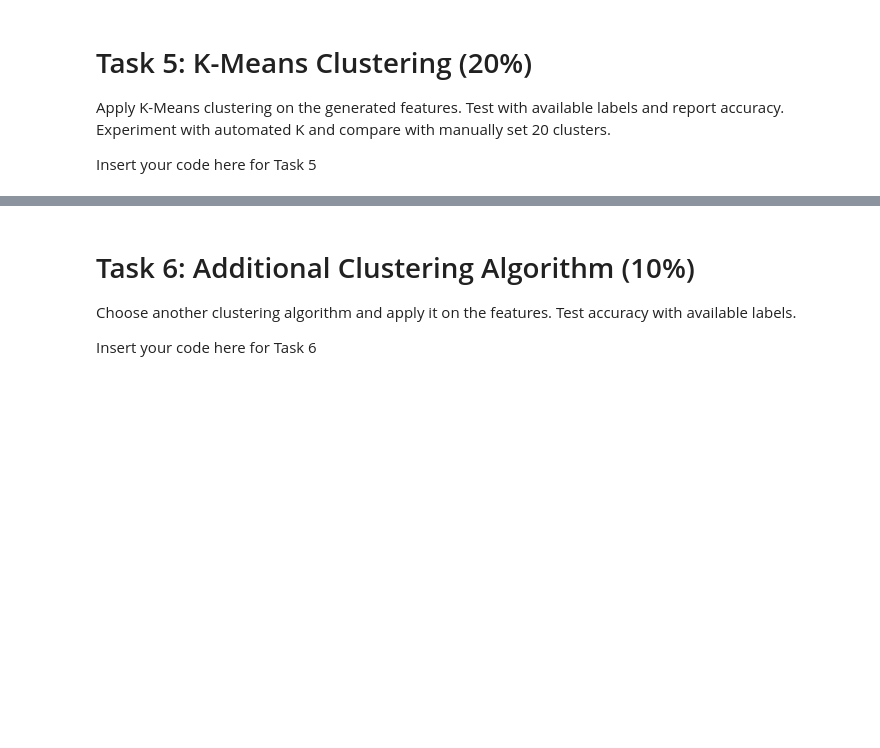
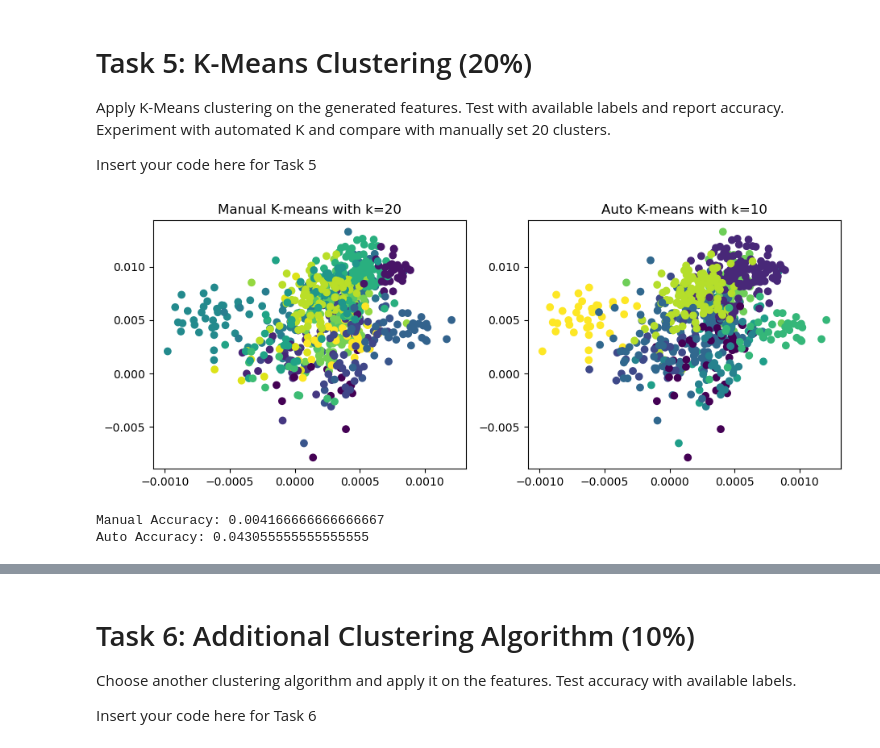
Before and after one commit to coopercole/syde522_assign1, a Jupyter notebook: Assignment1.ipynb, the cells around one changed output, grey strips where cells are left out. Saved outputs shown, nothing was run; the diff lists cells and outputs as text; code cells hidden in the pictures; blank space fills up the shorter version.

```diff
--- a/Assignment1.ipynb
+++ b/Assignment1.ipynb
@@ -258,3 +258,54 @@ Test with available labels and report accuracy.
 Experiment with automated K and compare with manually set 20 clusters.
 
 Insert your code here for Task 5
+# %%
+from sklearn.cluster import KMeans
+from sklearn.metrics import accuracy_score
+import matplotlib.pyplot as plt
+
+os.environ['OMP_NUM_THREADS'] = '3'
+
+## Manual select k ---------------------------------------------------------------
+# Set the number of clusters
+k_manual = 20
+# Create a KMeans object
+kmeans_manual = KMeans(n_clusters=k_manual, random_state=111)
+# Fit the KMeans model to the training data
+kmeans_manual.fit(train_feature_vectors)
+# Get the cluster labels for each data point
+train_kmeansManualCluster_labels = kmeans_manual.labels_
+
+## Auto select k ---------------------------------------------------------------
+# Select the elbow point from plot in code below as the best value for k
+k_auto = 10
+# Create a KMeans object
+kmeans_auto = KMeans(n_clusters=k_auto, random_state=111)
+# Fit the KMeans model to the training data
+kmeans_auto.fit(train_feature_vectors)
+# Get the cluster labels for each data point
+train_kmeansAutoCluster_labels = kmeans_auto.labels_
+
+## Plot the Kmeans clusters ---------------------------------------------------------------
+# plot the k=20 clusters
+plt.figure(2,figsize = (11,4))
+ax1 = plt.subplot(1, 2, 1)
+plt.scatter(train_feature_vectors[:, 0], train_feature_vectors[:, 1], c=train_kmeansManualCluster_labels, cmap='viridis')
+# plt.scatter(kmeans_manual.cluster_centers_[:, 0], kmeans_manual.cluster_centers_[:, 1], s=300, c='red', marker='x')
+plt.title('Manual K-means with k=20')
+# plot the clusters on the auto training data
+ax2 = plt.subplot(1, 2, 2)
+plt.scatter(train_feature_vectors[:, 0], train_feature_vectors[:, 1], c=train_kmeansAutoCluster_labels, cmap='viridis')
+# plt.scatter(kmeans_auto.cluster_centers_[:, 0], kmeans_auto.cluster_centers_[:, 1], s=300, c='red', marker='x')
+plt.title('Auto K-means with k=10')
+plt.show()
+
+# Calculate the accuracies ---------------------------------------------------------------
+accuracy_manual = accuracy_score(train_kmeansManualCluster_labels, train_labels)
+accuracy_auto = accuracy_score(train_kmeansAutoCluster_labels, train_labels)
+# Print the accuracies
+print("Manual Accuracy:", accuracy_manual)
+print("Auto Accuracy:", accuracy_auto)
+# %% [output]
+[figure, added]
+Manual Accuracy: 0.004166666666666667
+Auto Accuracy: 0.043055555555555555
```
Also changed, not shown: parts of 7 cells of this notebook.
